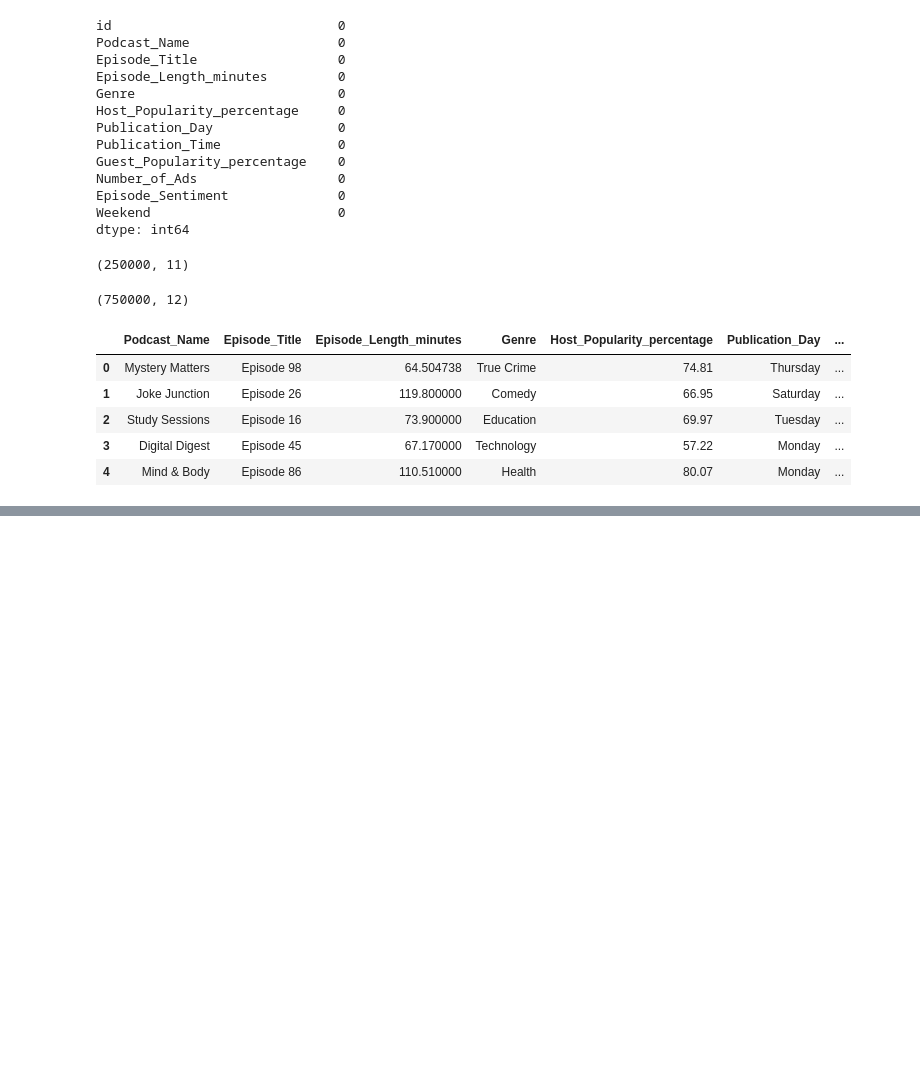
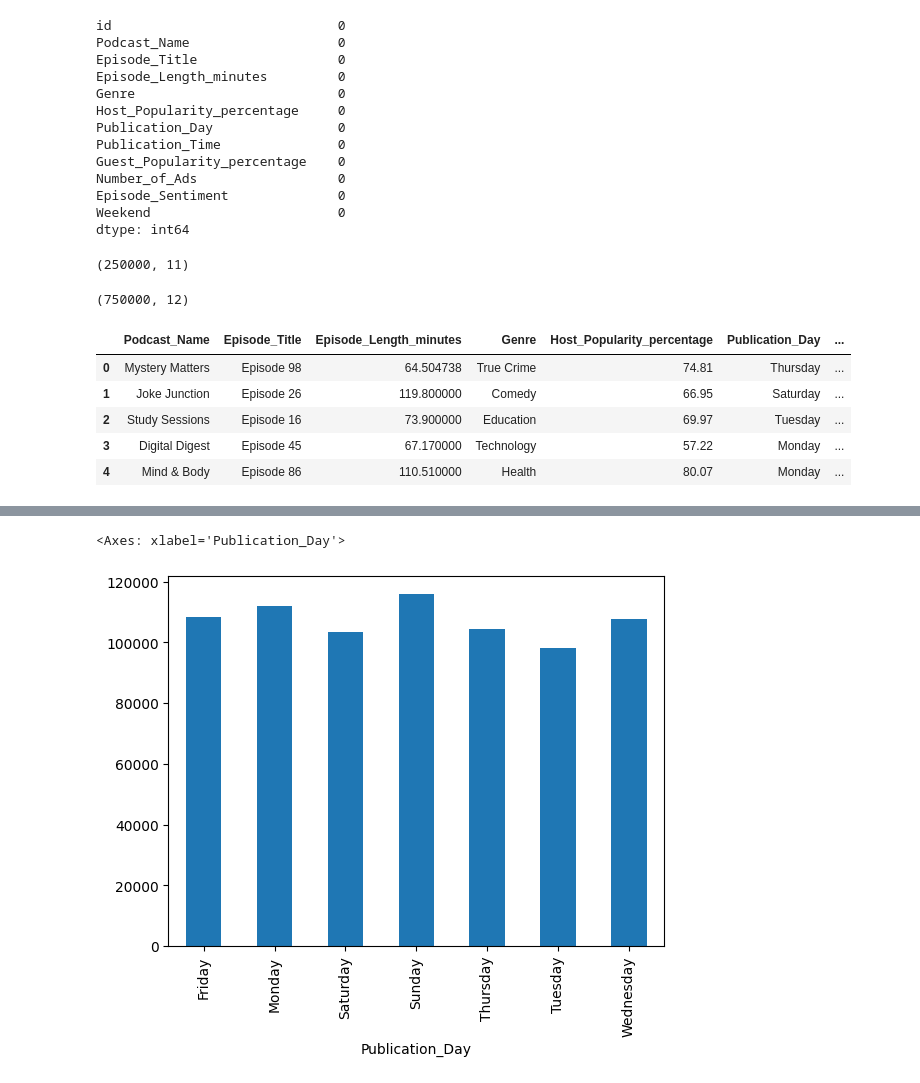
Before and after one commit to isfar12/Machine-Learning, a Jupyter notebook: Contest_journey/pocast_listening_time.ipynb, the cells around one changed output, grey strips where cells are left out. Cells and saved outputs as stored; diff of their text form; code cells hidden in the pictures; blank space fills up the shorter version.

```diff
--- a/Contest_journey/pocast_listening_time.ipynb
+++ b/Contest_journey/pocast_listening_time.ipynb
@@ -282,0 +313,5 @@ train.head()
+# %%
+train.groupby(by="Publication_Day")["Publication_Day"].value_counts().plot(kind="bar")
+# %% [output]
+<Axes: xlabel='Publication_Day'>
+[figure, added]
```
Also changed, not shown: parts of 29 cells of this notebook.
